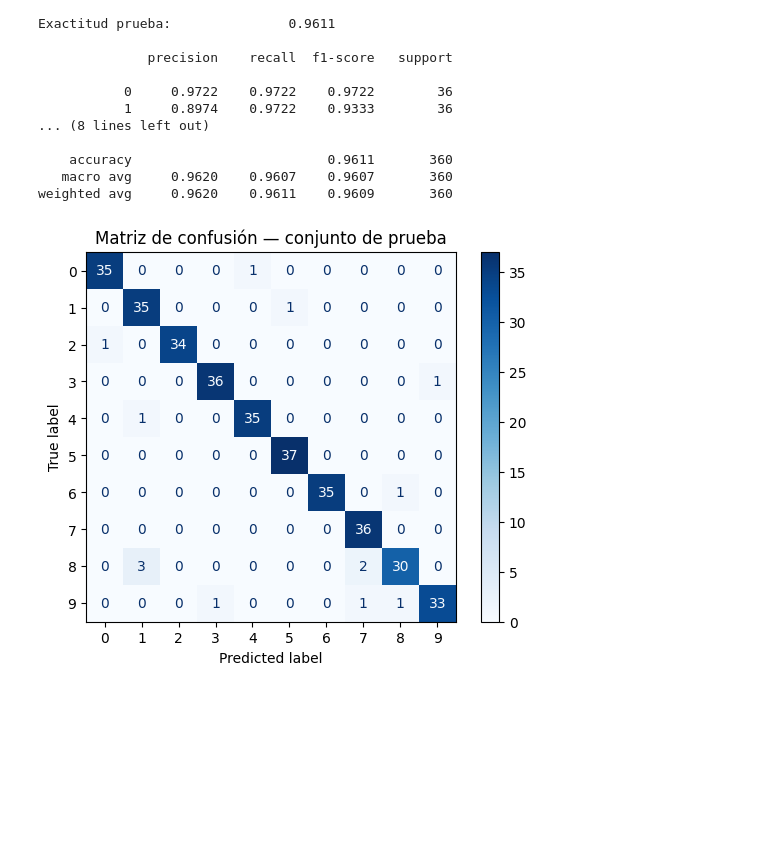
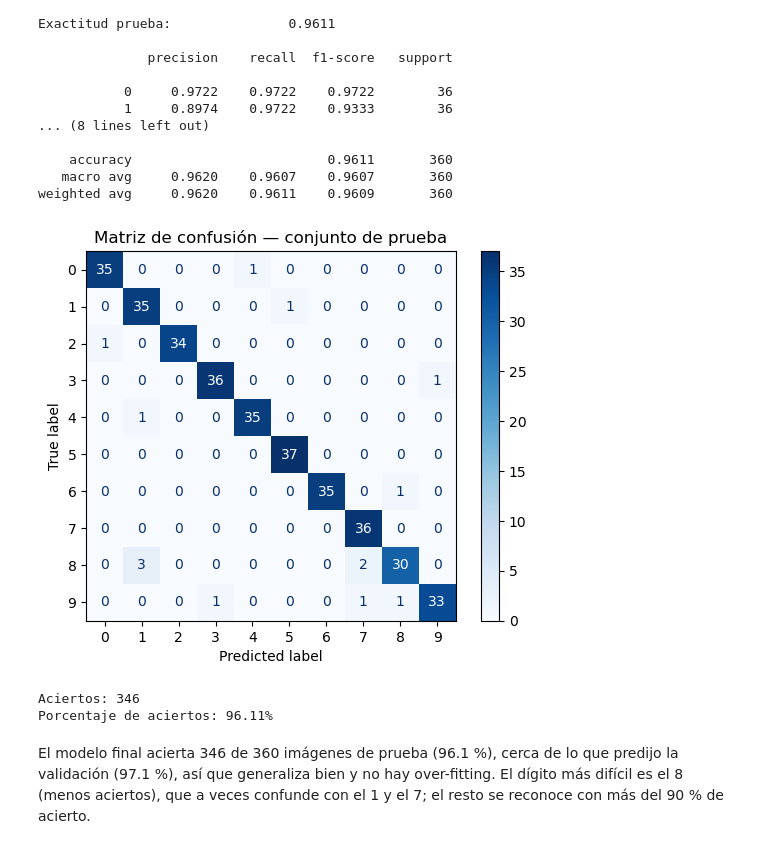
Before and after one commit to Inteligencia-Artificial-202630/Taller8-RandomForest, a Jupyter notebook: main.ipynb, the cells around one changed output. Cells and saved outputs as stored; diff of their text form; code cells hidden in the pictures; blank space fills up the shorter version.

```diff
--- a/main.ipynb
+++ b/main.ipynb
@@ -148,7 +146,7 @@ Los demás parámetros del Random Forest quedan en su valor por defecto (`criter
 # %%
-parametros = {
+parametros = { # probar varios tamaños de bosque y niveles de poda
     "n_estimators": [1, 5, 10, 20, 30, 40, 50, 60, 70, 80, 90, 100, 150, 200, 300],
-    "ccp_alpha": ccp_alphas,
+    "ccp_alpha": ccp_alphas, # niveles de poda
 }
 
 busqueda = GridSearchCV(
@@ -158,7 +156,8 @@ busqueda = GridSearchCV(
     scoring="accuracy",
     return_train_score=True,
     refit=False,
-    n_jobs=-1,
+    n_jobs=1,
 )
-busqueda.fit(X_train, y_train)
+busqueda.fit(X_train, y_train); # entrenar (80%) para los 4 folds de cada bosque
+print("Búsqueda terminada:", len(busqueda.cv_results_["params"]), "combinaciones evaluadas")
 # %% [output]
@@ -381,10 +374,21 @@ Exactitud prueba:               0.9611
 weighted avg     0.9620    0.9611    0.9609       360
 # %%
 ConfusionMatrixDisplay.from_predictions(y_test, y_pred, cmap="Blues")
-plt.title("Matriz de confusión — conjunto de prueba")
+plt.title("Matriz de confusión - conjunto de prueba")
 plt.show()
 # %% [output]
-[figure, old version]
+[figure, new version]
+# %%
+# Aciertos por dígito: diagonales
+aciertos = 35 + 35 + 34 + 36 + 35+ 37+ 35+ 36 + 30 + 33
+print(f"Aciertos: {aciertos}")
+porcentaje = (346*100)/360
+print(f"Porcentaje de aciertos: {porcentaje:.2f}%")
+# %% [output]
+Aciertos: 346
+Porcentaje de aciertos: 96.11%
+# %% [markdown]
+El modelo final acierta 346 de 360 imágenes de prueba (96.1 %), cerca de lo que predijo la validación (97.1 %), así que generaliza bien y no hay over-fitting. El dígito más difícil es el 8 (menos aciertos), que a veces confunde con el 1 y el 7; el resto se reconoce con más del 90 % de acierto.
 # %% [markdown]
 ## 9. Conclusiones
 
```
Also changed, not shown: parts of 30 cells of this notebook, 1 other file.
